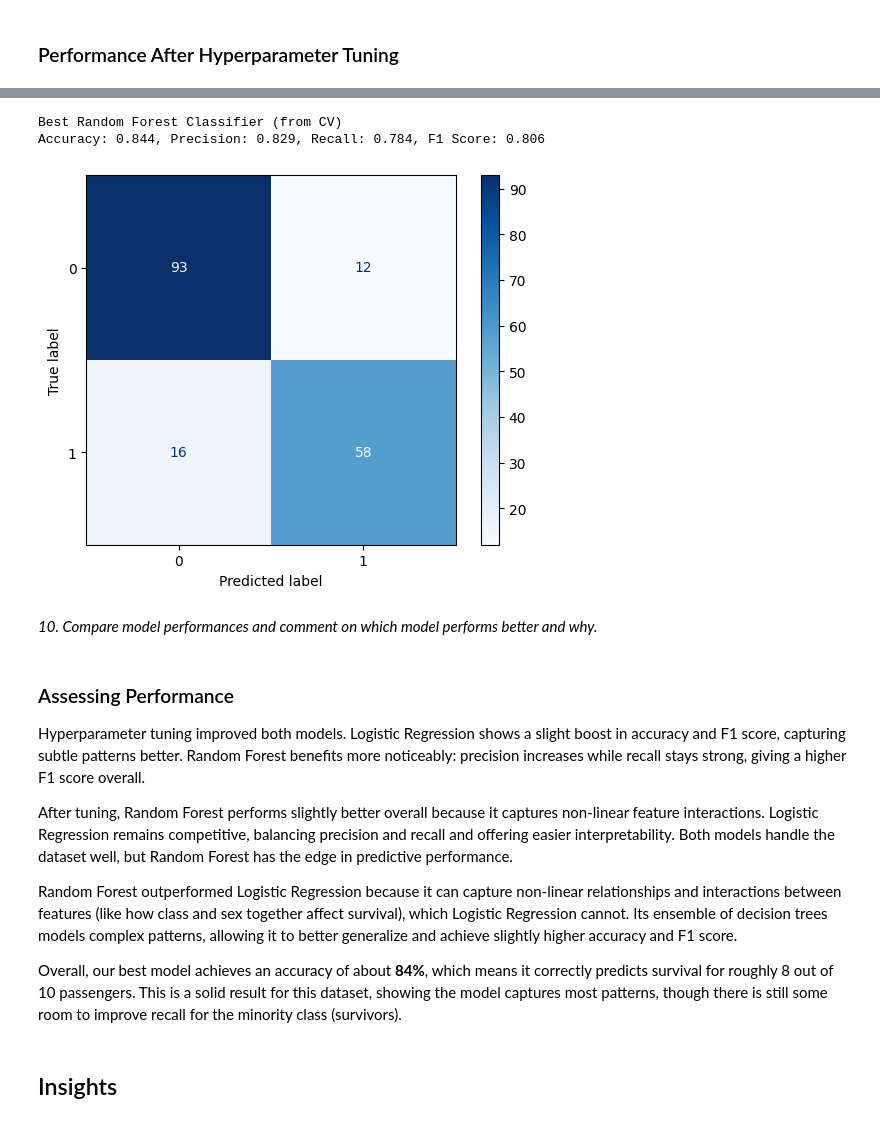
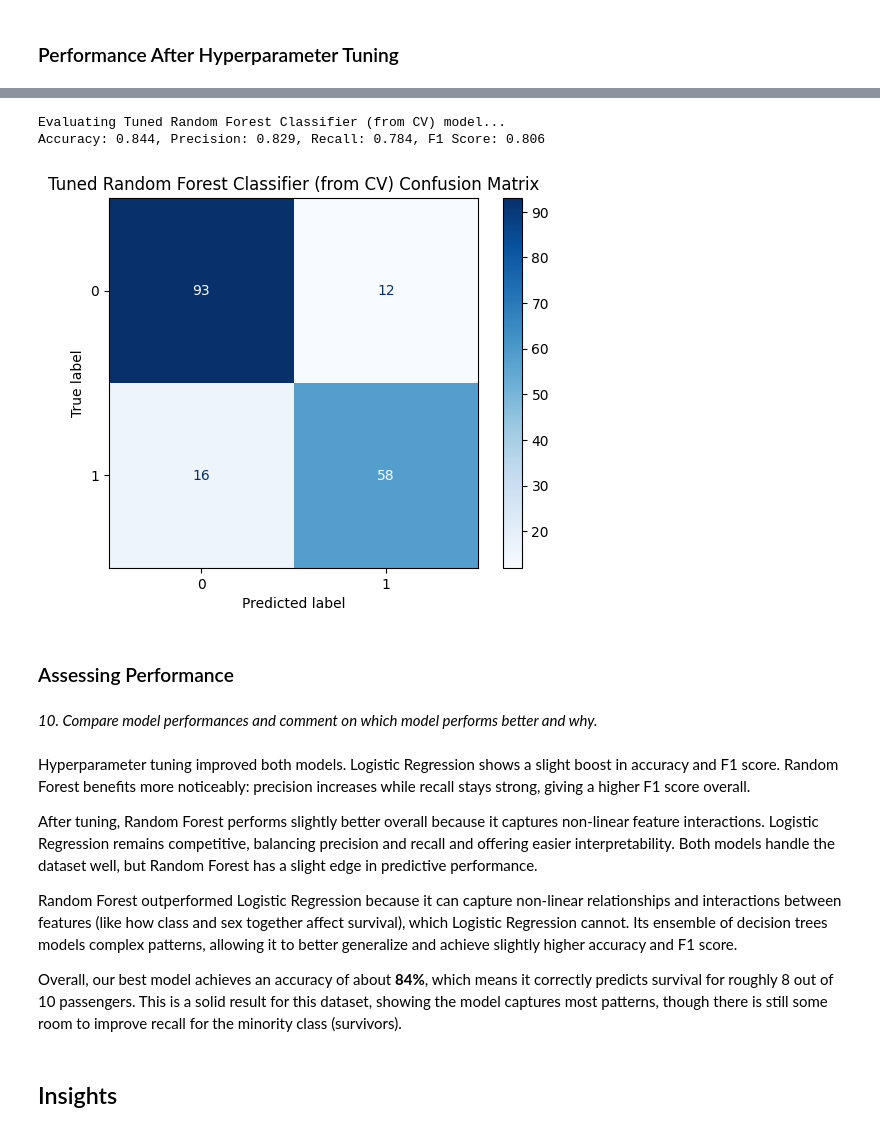
Before and after one commit to andrianllmm/ds100-ws2, a Jupyter notebook: notebooks/notebook.ipynb, the cells around one changed output, grey strips where cells are left out. Drawn from its saved outputs; the diff is of its cells as text; code cells hidden in the pictures.

```diff
--- a/notebooks/notebook.ipynb
+++ b/notebooks/notebook.ipynb
@@ -437,7 +458,9 @@ Best F1 score: 0.7715268545604005
 # %% [markdown]
 *9. Create at least one visualization: a confusion matrix heatmap or ROC curve.*
 # %%
-def evaluate_model(model, X_test, y_test):
+def evaluate_model(model, X_test, y_test, name):
+    print(f"Evaluating {name} model...")
+
     y_pred = model.predict(X_test)
 
     # Calculate metrics
@@ -451,6 +474,7 @@ def evaluate_model(model, X_test, y_test):
     cm = confusion_matrix(y_test, y_pred)
     disp = ConfusionMatrixDisplay(confusion_matrix=cm)
     disp.plot(cmap='Blues')
+    plt.title(f"{name} Confusion Matrix")
     plt.show()
 # %% [markdown]
 ### Performance of Default Models
@@ -480,19 +501,18 @@ Accuracy: 0.821, Precision: 0.784, Recall: 0.784, F1 Score: 0.784
 # %%
-print("Best Random Forest Classifier (from CV)")
-evaluate_model(best_rf_model, X_test, y_test)
+evaluate_model(best_rf_model, X_test, y_test, name="Tuned Random Forest Classifier (from CV)")
 # %% [output]
-Best Random Forest Classifier (from CV)
+Evaluating Tuned Random Forest Classifier (from CV) model...
 Accuracy: 0.844, Precision: 0.829, Recall: 0.784, F1 Score: 0.806
-[figure, old version]
+[figure, new version]
+# %% [markdown]
+### Assessing Performance
 # %% [markdown]
 *10. Compare model performances and comment on which model performs better and
 why.*
 # %% [markdown]
-### Assessing Performance
+Hyperparameter tuning improved both models. Logistic Regression shows a slight boost in accuracy and F1 score. Random Forest benefits more noticeably: precision increases while recall stays strong, giving a higher F1 score overall.
 
-Hyperparameter tuning improved both models. Logistic Regression shows a slight boost in accuracy and F1 score, capturing subtle patterns better. Random Forest benefits more noticeably: precision increases while recall stays strong, giving a higher F1 score overall.
-
-After tuning, Random Forest performs slightly better overall because it captures non-linear feature interactions. Logistic Regression remains competitive, balancing precision and recall and offering easier interpretability. Both models handle the dataset well, but Random Forest has the edge in predictive performance.
+After tuning, Random Forest performs slightly better overall because it captures non-linear feature interactions. Logistic Regression remains competitive, balancing precision and recall and offering easier interpretability. Both models handle the dataset well, but Random Forest has a slight edge in predictive performance.
 
 Random Forest outperformed Logistic Regression because it can capture non-linear relationships and interactions between features (like how class and sex together affect survival), which Logistic Regression cannot. Its ensemble of decision trees models complex patterns, allowing it to better generalize and achieve slightly higher accuracy and F1 score.
 
```
Also changed, not shown: parts of 14 cells of this notebook, 2 other files.
